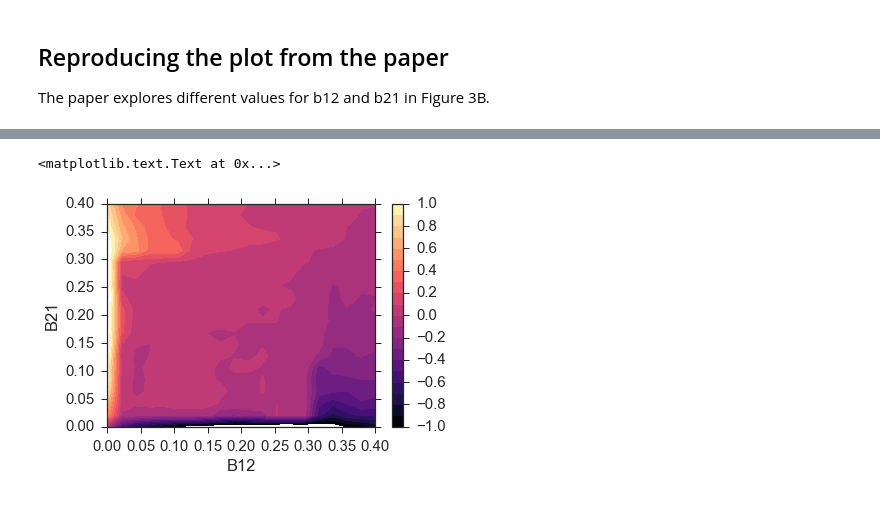
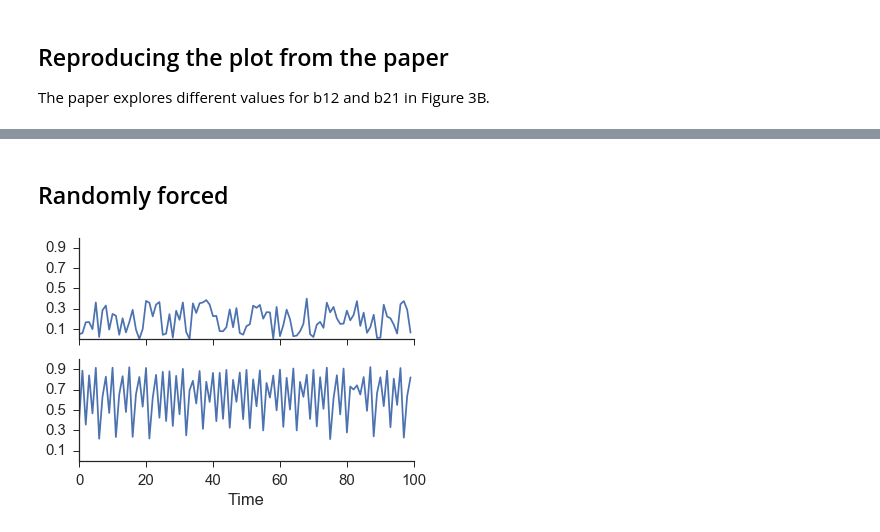
Before and after one commit to nickc1/skccm, a Jupyter notebook: scripts/skCCM_examples.ipynb, the cells around one changed output, grey strips where cells are left out. Saved outputs shown, nothing was run; the diff lists cells and outputs as text; code cells hidden in the pictures.

Commit message:
updated some test data and fixed a bug

```diff
--- a/scripts/skCCM_examples.ipynb
+++ b/scripts/skCCM_examples.ipynb
@@ -220,12 +174,19 @@ for ii in range(20):
-# %%
-fig,ax = plt.subplots()
-v = np.linspace(-1,1,21)
-cax = ax.contourf(b_range,b_range,sc_diff/20.,v,cmap='magma',vmin=-1,vmax=1)
-fig.colorbar(cax,ticks=v[::2])
-ax.set_xlabel('B12')
-ax.set_ylabel('B21')
-# %% [output]
-<matplotlib.text.Text at 0x...>
-[figure, removed]
 # %%
 #fig.savefig('../figures/xmap_changingB.png',bbox_inches='tight')
+# %% [markdown]
+## Randomly forced
+# %%
+rx2 = 3.72 #determines chaotic behavior of the x2 series
+b12 = .2 #Influence of x1 on x2
+
+ts_length = 1000
+x1,x2 = data.driven_rand_logistic(rx2,b12,ts_length)
+# %%
+fig,ax = plt.subplots(nrows=2,sharex=True,sharey=True)
+ax[0].plot(x1[0:100])
+ax[1].plot(x2[0:100])
+ax[0].set_yticks([.1,.3,.5,.7,.9])
+ax[1].set_xlabel('Time')
+sns.despine()
+# %% [output]
+[figure, added]
```
Also changed, not shown: parts of 52 cells of this notebook, 3 other files.
